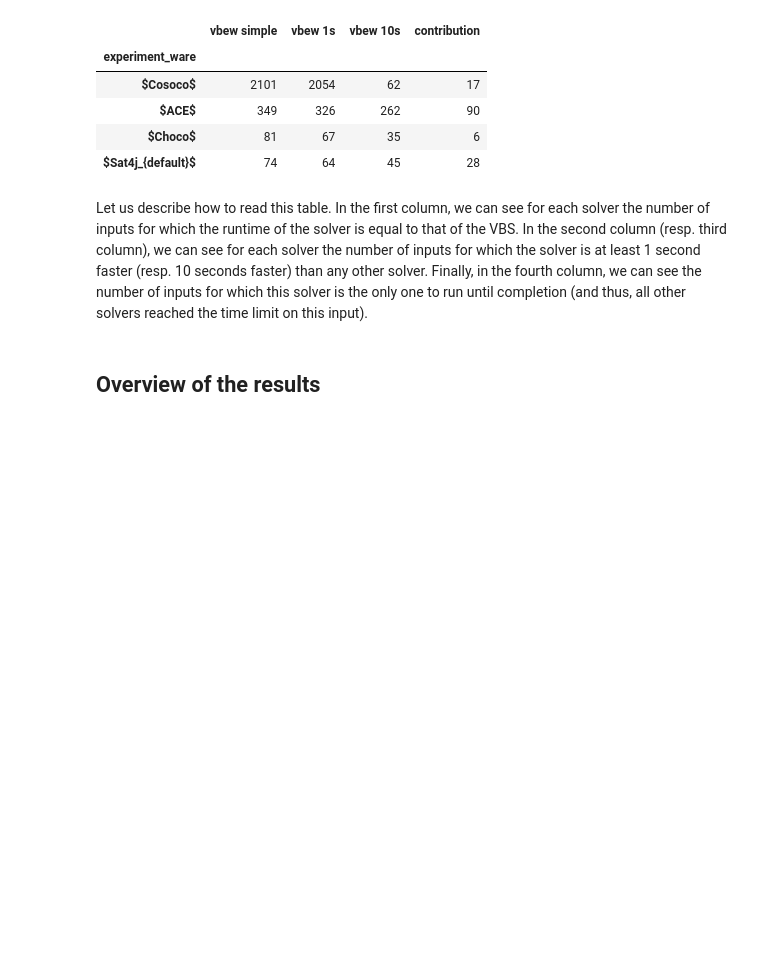
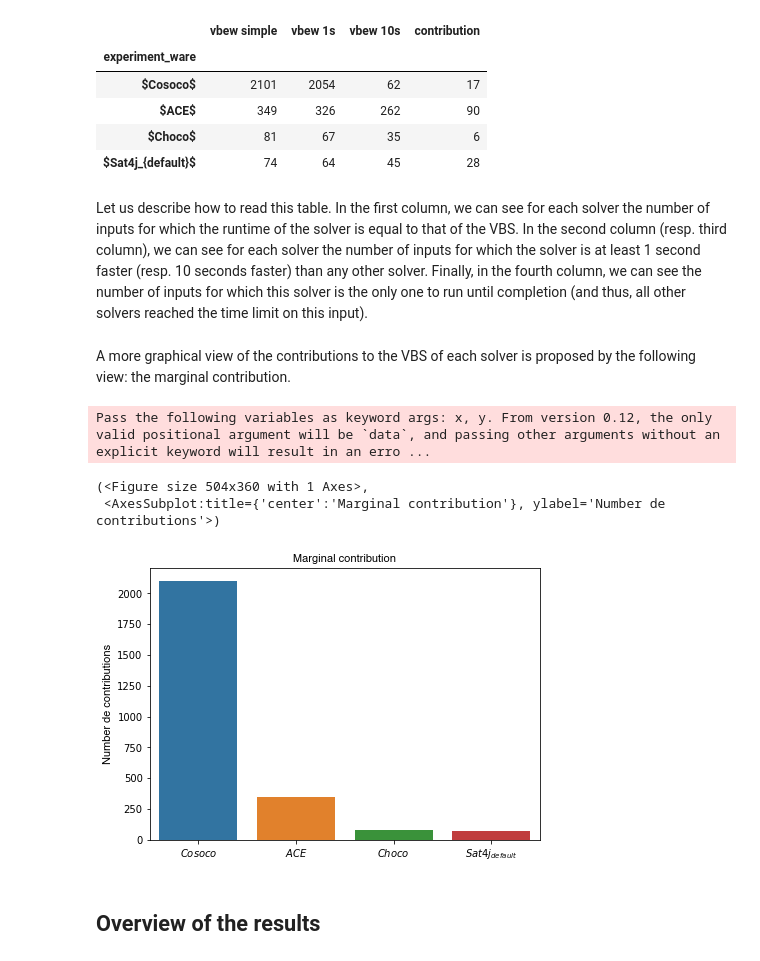
Before and after one commit to crillab/metrics-examples, a Jupyter notebook: cop-solvers/runtime_analysis.ipynb, the cells around one changed output. Cells and saved outputs as stored; diff of their text form; code cells hidden in the pictures; blank space fills up the shorter version.

```diff
--- a/cop-solvers/runtime_analysis.ipynb
+++ b/cop-solvers/runtime_analysis.ipynb
@@ -46,6 +56,21 @@ Let us describe how to read this table.
 In the first column, we can see for each solver the number of inputs for which the runtime of the solver is equal to that of the VBS.
 In the second column (resp. third column), we can see for each solver the number of inputs for which the solver is at least 1 second faster (resp. 10 seconds faster) than any other solver.
 Finally, in the fourth column, we can see the number of inputs for which this solver is the only one to run until completion (and thus, all other solvers reached the time limit on this input).
+# %% [markdown]
+A more graphical view of the contributions to the VBS of each solver is proposed by the following view: the marginal contribution.
+# %%
+analysis.remove_experiment_wares(['VBS'])\
+        .marginal_contribution(
+                title='Marginal contribution',
+                x_axis_name='',
+                y_axis_name='Number de contributions',
+                legend_location=None
+        )
+# %% [output]
+Pass the following variables as keyword args: x, y. From version 0.12, the only valid positional argument will be `data`, and passing other arguments without an explicit keyword will result in an erro ...
+(<Figure size 504x360 with 1 Axes>,
+ <AxesSubplot:title={'center':'Marginal contribution'}, ylabel='Number de contributions'>)
+[figure, added]
 # %% [markdown]
 ## Overview of the results
 # %% [markdown]
```
Also changed, not shown: parts of 8 cells of this notebook.
